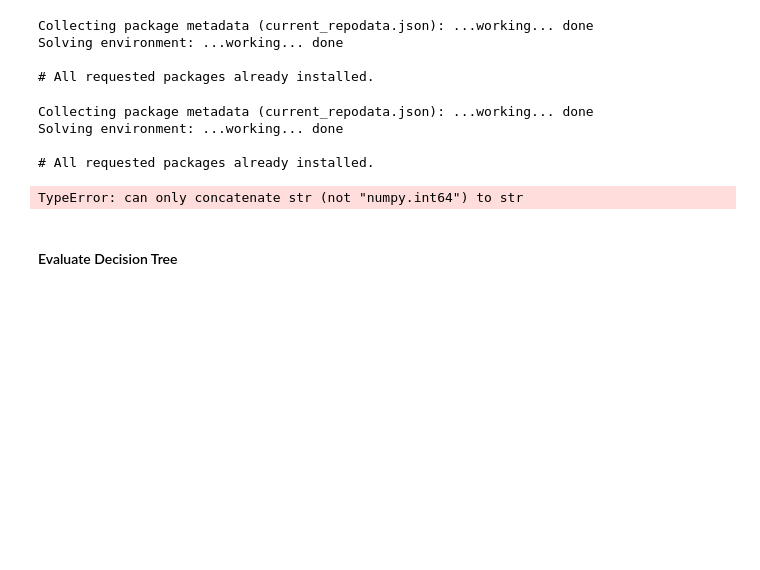
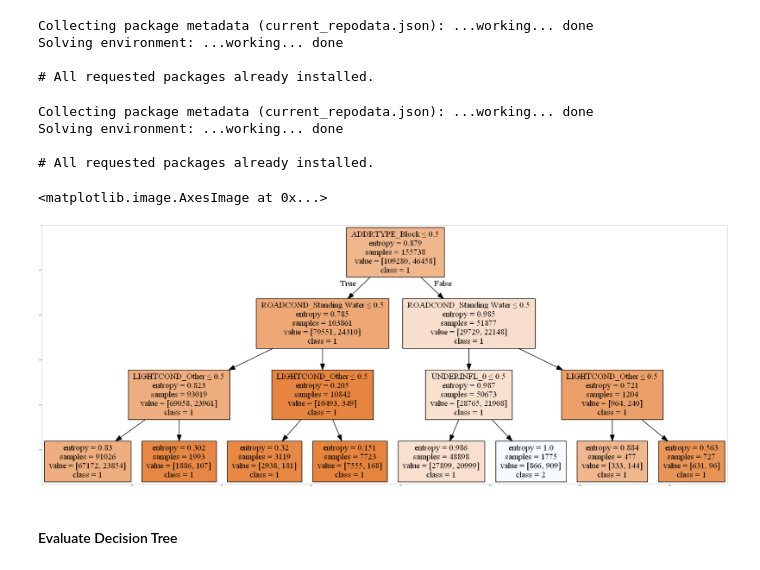
Before and after one commit to mmeijaa/IBMDataScienceCertificate, a Jupyter notebook: IBM_Coursera_Capstone.ipynb, the cells around one changed output. Cells and saved outputs as stored; diff of their text form; code cells hidden in the pictures; blank space fills up the shorter version.

Commit message:
Model visualization

```diff
--- a/IBM_Coursera_Capstone.ipynb
+++ b/IBM_Coursera_Capstone.ipynb
@@ -229,26 +232,26 @@ from sklearn import tree
 %matplotlib inline
 # %%
 #create class_names (list of str)
-temp = np.unique(Y_train)
 classNames = []
-for name in temp:
+for name in np.unique(Y_train):
     classNames.append(str(name))
-print(classNames)
+
 #prepare other parameters
 dot_data = StringIO()
 filename = "Crash_Tree.png"
 featureNames = df_dt.columns[0:34]
 targetNames = df_dt["SEVERITYCODE"].unique().tolist()
 out=tree.export_graphviz(DT,feature_names=featureNames,
                          out_file=dot_data, class_names=classNames,
                          filled=True,  special_characters=True, rotate=False)
 graph = pydotplus.graph_from_dot_data(dot_data.getvalue())
 graph.write_png(filename)
 img = mpimg.imread(filename)
 plt.figure(figsize=(100, 200))
 plt.imshow(img,interpolation='nearest')
 # %% [output]
-TypeError: can only concatenate str (not "numpy.int64") to str
+<matplotlib.image.AxesImage at 0x...>
+[figure, added]
 # %% [markdown]
 #### Evaluate Decision Tree
 # %%
```
Also changed, not shown: parts of 3 cells of this notebook.
